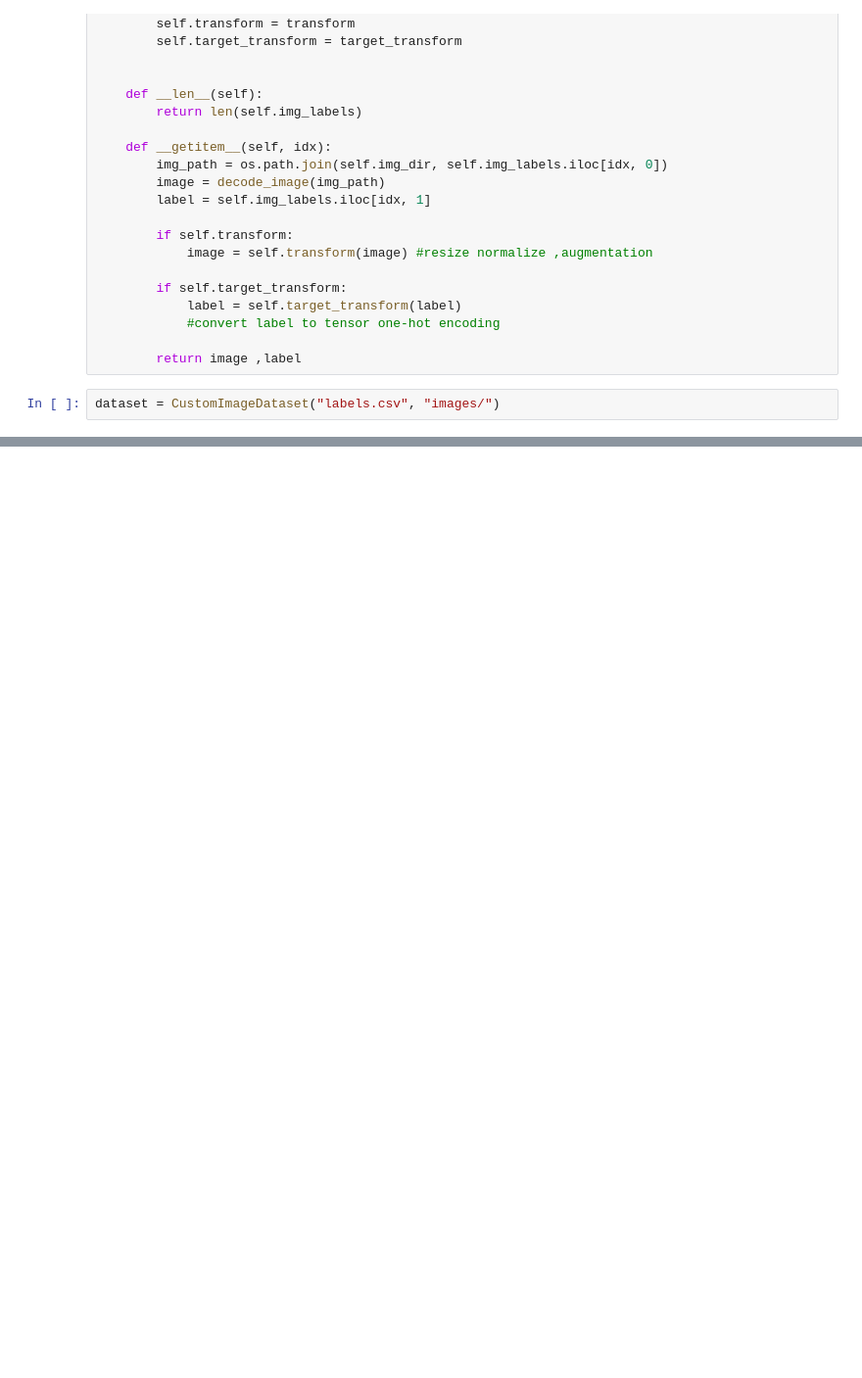
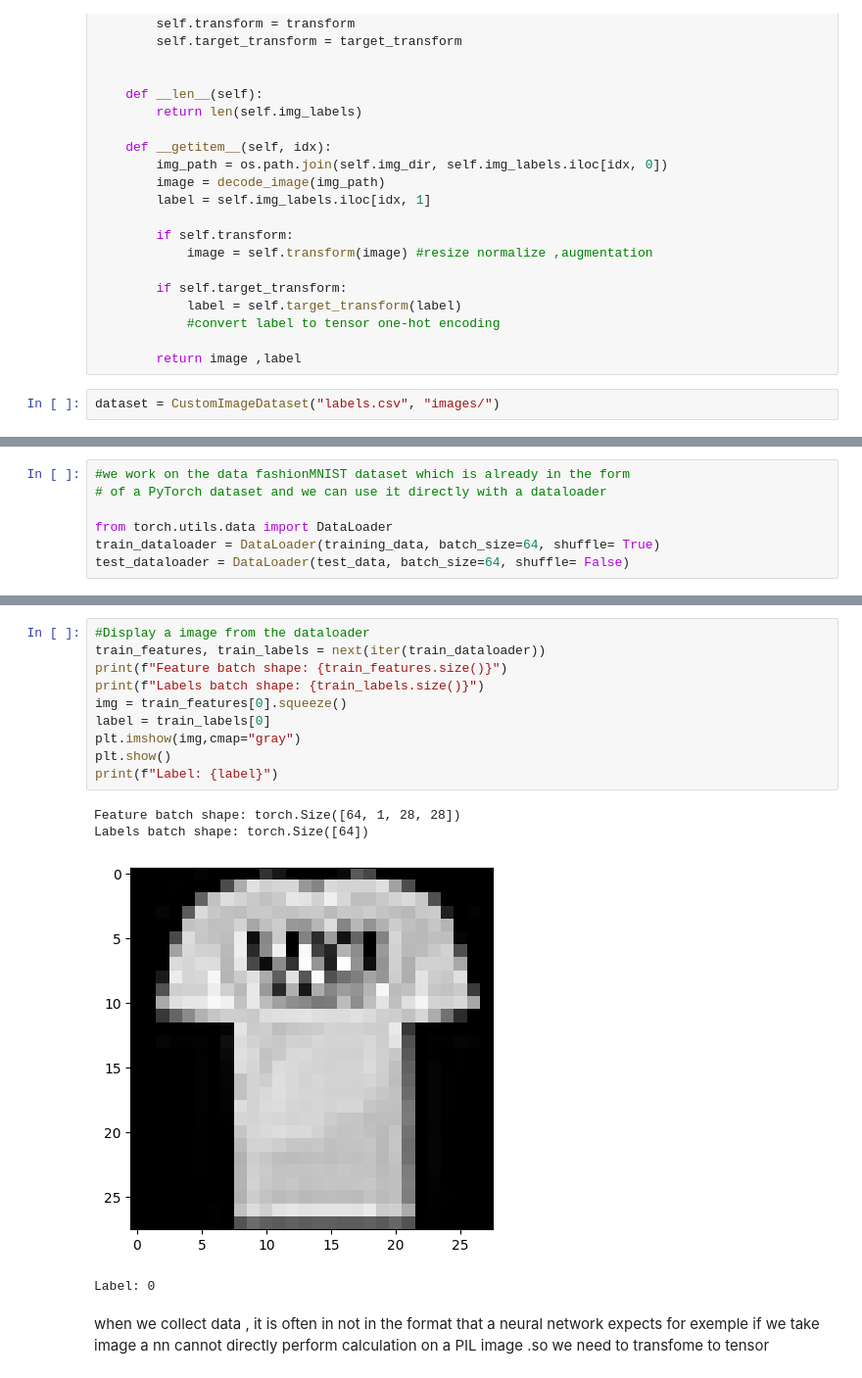
Before and after one commit to Mohamedaminesaadd/PyTorch-Learning-Notebook, a Jupyter notebook: 01_pytorch_dataloader.ipynb, the cells around one changed output, grey strips where cells are left out. Shown at 98% size. Saved outputs shown, nothing was run; the diff lists cells and outputs as text; blank space fills up the shorter version.

```diff
--- a/01_pytorch_dataloader.ipynb
+++ b/01_pytorch_dataloader.ipynb
@@ -155,0 +184,7 @@ UnboundLocalError: cannot access local variable 'lablel' where it is not associa
+# %%
+#we work on the data fashionMNIST dataset which is already in the form
+# of a PyTorch dataset and we can use it directly with a dataloader
+
+from torch.utils.data import DataLoader
+train_dataloader = DataLoader(training_data, batch_size=64, shuffle= True)
+test_dataloader = DataLoader(test_data, batch_size=64, shuffle= False)
@@ -155,0 +293,18 @@ UnboundLocalError: cannot access local variable 'lablel' where it is not associa
+# %%
+#Display a image from the dataloader
+train_features, train_labels = next(iter(train_dataloader))
+print(f"Feature batch shape: {train_features.size()}")
+print(f"Labels batch shape: {train_labels.size()}")
+img = train_features[0].squeeze()
+label = train_labels[0]
+plt.imshow(img,cmap="gray")
+plt.show()
+print(f"Label: {label}")
+# %% [output]
+Feature batch shape: torch.Size([64, 1, 28, 28])
+Labels batch shape: torch.Size([64])
+[figure, added]
+Label: 0
+# %% [markdown]
+when we collect data , it is often in not in the format that a neural network expects
+for exemple if we take image a nn cannot directly perform calculation on a PIL image .so we need to transfome to tensor
```
Also changed, not shown: parts of 11 cells of this notebook.
